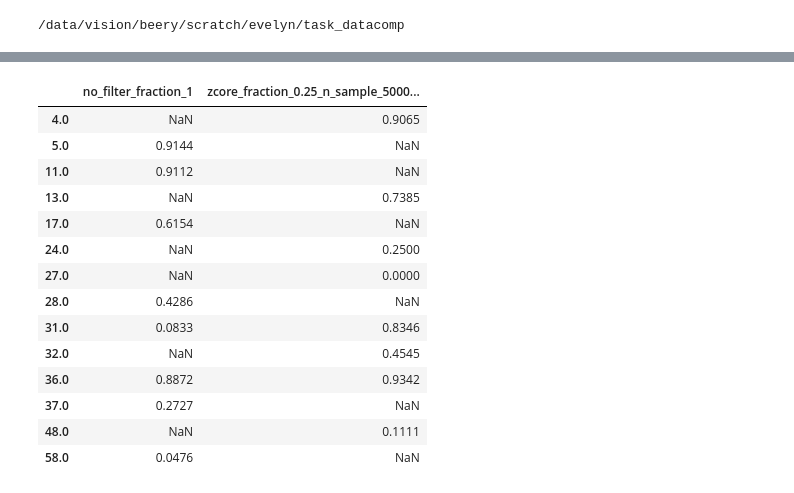
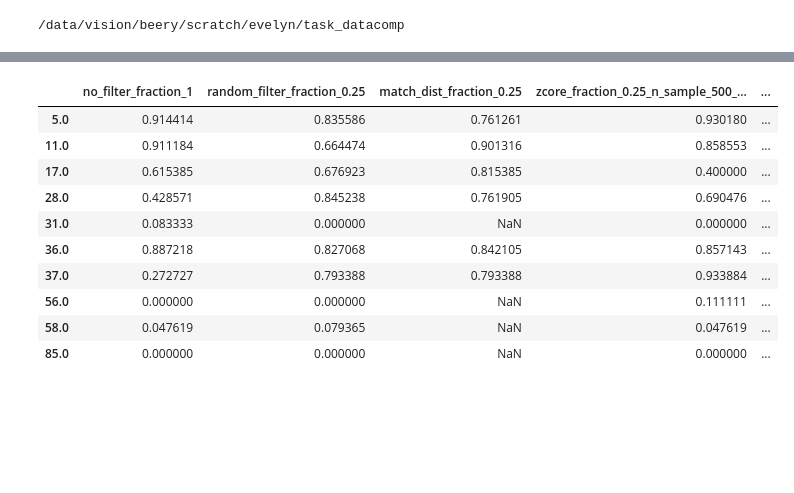
Before and after one commit to hulkund/task_datacomp, a Jupyter notebook: visualizations/class_accuracies.ipynb, the cells around one changed output, grey strips where cells are left out. Drawn from its saved outputs; the diff is of its cells as text; code cells hidden in the pictures; blank space fills up the shorter version.

```diff
--- a/visualizations/class_accuracies.ipynb
+++ b/visualizations/class_accuracies.ipynb
@@ -114,18 +146,16 @@ filtered_df = filtered_df[mask_valid.any(axis=1)]
-# %%
-filtered_df[["no_filter_fraction_1", "zcore_fraction_0.25_n_sample_5000_redund_nn_1000_sample_dim_2"]].dropna(how="all")
-# %% [output]
-|  | no_filter_fraction_1 | zcore_fraction_0.25_n_sample_5000... |
-| 4.0 | NaN | 0.9065 |
-| 5.0 | 0.9144 | NaN |
-| 11.0 | 0.9112 | NaN |
-| 13.0 | NaN | 0.7385 |
-| 17.0 | 0.6154 | NaN |
-| 24.0 | NaN | 0.2500 |
-| 27.0 | NaN | 0.0000 |
-| 28.0 | 0.4286 | NaN |
-| 31.0 | 0.0833 | 0.8346 |
-| 32.0 | NaN | 0.4545 |
-| 36.0 | 0.8872 | 0.9342 |
-| 37.0 | 0.2727 | NaN |
-| 48.0 | NaN | 0.1111 |
-| 58.0 | 0.0476 | NaN |
+# %%
+cols = ["no_filter_fraction_1", "random_filter_fraction_0.25", "match_dist_fraction_0.25", "zcore_fraction_0.25_n_sample_500_redund_nn_1000_sample_dim_6", "zcore_fraction_0.25_n_sample_5000_redund_nn_1000_sample_dim_2"]
+# %%
+df[cols]
+# %% [output]
+|  | no_filter_fraction_1 | random_filter_fraction_0.25 | match_dist_fraction_0.25 | zcore_fraction_0.25_n_sample_500_... | ... |
+| 5.0 | 0.914414 | 0.835586 | 0.761261 | 0.930180 | ... |
+| 11.0 | 0.911184 | 0.664474 | 0.901316 | 0.858553 | ... |
+| 17.0 | 0.615385 | 0.676923 | 0.815385 | 0.400000 | ... |
+| 28.0 | 0.428571 | 0.845238 | 0.761905 | 0.690476 | ... |
+| 31.0 | 0.083333 | 0.000000 | NaN | 0.000000 | ... |
+| 36.0 | 0.887218 | 0.827068 | 0.842105 | 0.857143 | ... |
+| 37.0 | 0.272727 | 0.793388 | 0.793388 | 0.933884 | ... |
+| 56.0 | 0.000000 | 0.000000 | NaN | 0.111111 | ... |
+| 58.0 | 0.047619 | 0.079365 | NaN | 0.047619 | ... |
+| 85.0 | 0.000000 | 0.000000 | NaN | 0.000000 | ... |
```
Also changed, not shown: parts of 8 cells of this notebook, 2 other files.
